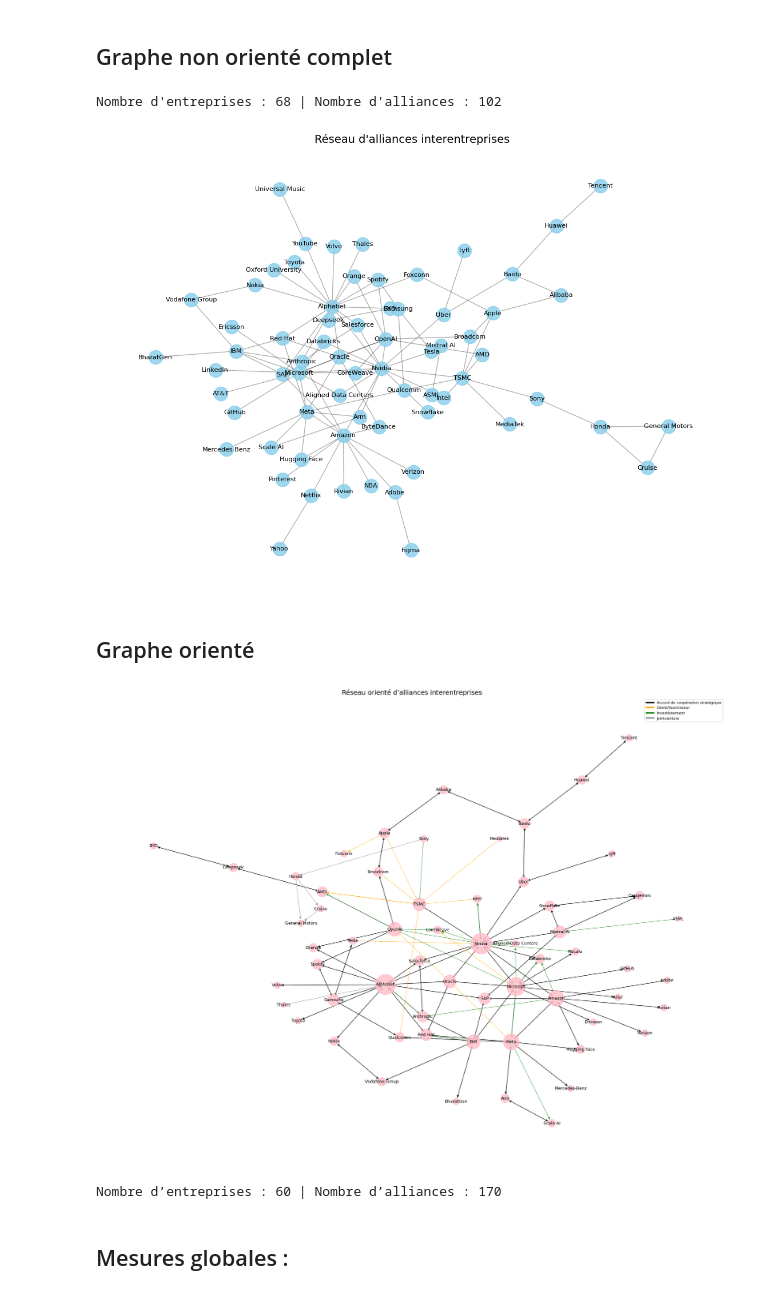
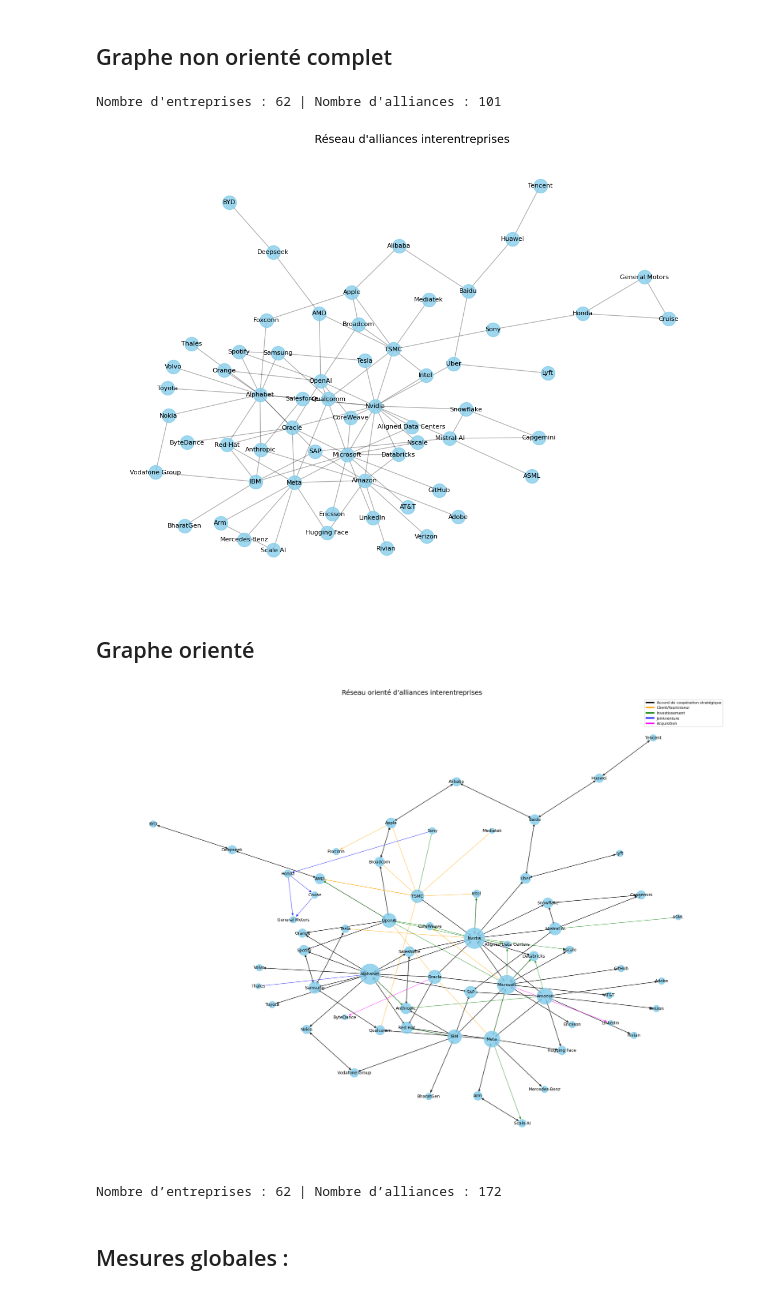
Before and after one commit to JulieLaurentt/ARS-MA, a Jupyter notebook: ARS-Vjulie.ipynb, the cells around one changed output. Cells and saved outputs as stored; diff of their text form; code cells hidden in the pictures.

```diff
--- a/ARS-Vjulie.ipynb
+++ b/ARS-Vjulie.ipynb
@@ -13,7 +13,7 @@ import networkx as nx
 # %% [markdown]
 ## Chargement des données
 # %%
-deal = pd.read_csv("alliances_tech.csv",skiprows=5)
+deal = pd.read_csv("alliances_tech_j.csv",skiprows=5)
 deal.head()
 # %% [output]
 |  | Entreprise A | Entreprise B | Type d'alliance | Date | Concurrence | Explication alliance | Source | ... |
@@ -70,9 +71,7 @@ deal = deal[
     (deal["Type d'alliance"] != "Accord de publicité") &
     (deal["Type d'alliance"] != "Tentative d'acquisition") &
     (deal["Type d'alliance"] != "Transfert de propriété intellectuelle") &
-    (deal["Type d'alliance"] != "Ancien partenariat") &
-    (deal["Type d'alliance"] != "Acquisition")
-]
+    (deal["Type d'alliance"] != "Ancien partenariat")]
 # %%
 # Liste des termes à remplacer
 alphabet_alias = [ "Google", "Waymo","GOOGLE", "google","Google DeepMind", "Google DeepMind (A)", "deepmind", "Google Deep Ming", "Google Cloud" ]
@@ -94,7 +93,6 @@ for col in ['Entreprise A', 'Entreprise B']:
     deal[col] = deal[col].replace(meta_alias, "Meta", regex=False)
     deal[col] = deal[col].replace(amazon_alias, "Amazon", regex=False)
     deal[col] = deal[col].replace(YT_alias, "YouTube", regex=False)
-    deal[col] = deal[col].replace("MediaTek", "Mediatek", regex=False)
     deal[col] = deal[col].str.strip()
 
 
@@ -127,7 +125,7 @@ array(['Baidu', 'Apple', 'Nvidia', 'Verizon', 'Hugging Face', 'SAP',
 G = nx.from_pandas_edgelist(deal, 'Entreprise A', 'Entreprise B')
 print(f"Nombre d'entreprises : {G.number_of_nodes()} | Nombre d'alliances : {G.number_of_edges()}")
 # %% [output]
-Nombre d'entreprises : 68 | Nombre d'alliances : 102
+Nombre d'entreprises : 62 | Nombre d'alliances : 101
 # %%
 plt.figure(figsize=(14, 10))
 pos = nx.kamada_kawai_layout(G, scale=3)  # positionnement esthétique
@@ -139,7 +137,7 @@ plt.title("Réseau d'alliances interentreprises", fontsize=14)
 plt.axis('off')
 plt.show()
 # %% [output]
-[figure, old version]
+[figure, new version]
 # %%
 from pyvis.network import Network
 
@@ -164,8 +162,8 @@ couleurs = {
     "Accord de coopération stratégique": "black",
     "Client/fournisseur": "orange",
     "Investissement": "green",
-    "Jointventure": "grey",
-
+    "Jointventure": "blue",
+    "Acquisition" : "fuchsia",
 }
 
 # Ajout des arêtes selon le type
@@ -182,42 +180,42 @@ for _, row in deal.iterrows():
 
 # Positionnement des nœuds
 pos = nx.kamada_kawai_layout(G, scale=4)
-pos["Mediatek"] [0]= 0.4
+pos["MediaTek"] [0]= 0.4
 pos["Foxconn"]=[-1.29578652,  1.84331]
 pos["General Motors"]=[-1.76486549,  0.54732702]
 pos["CoreWeave"]=[-0.27767,  0.422594 ]
 pos["Honda"]=[-1.82274346,  1.42093455]
 
 # Taille des nœuds selon le degré
 deg = dict(G.degree())
 node_sizes = [deg[n]*70 + 60 for n in G.nodes()]
 
 # Nœuds
 plt.figure(figsize=(24, 18))
-nx.draw_networkx_nodes(G, pos, node_size=node_sizes, node_color='pink', alpha=0.85)
+nx.draw_networkx_nodes(G, pos, node_size=node_sizes, node_color='skyblue', alpha=0.85)
 
 # Dessiner les arêtes selon leur type
 for type_alliance, color in couleurs.items():
     edges = [(u, v) for u, v, d in G.edges(data=True) if d["type"] == type_alliance]
     nx.draw_networkx_edges(G, pos, edgelist=edges, edge_color=color, alpha=0.6, arrows=True, arrowsize=10)
 
 # Ajouter les labels
 nx.draw_networkx_labels(G, pos, font_size=9)
 
 # Légende manuelle
 for type_alliance, color in couleurs.items():
     plt.plot([], [], color=color, label=type_alliance, linewidth=3)
 plt.legend(loc="best", fontsize=8)
 
 plt.title("Réseau orienté d’alliances interentreprises", fontsize=14)
 plt.axis("off")
 plt.savefig("reseau_alliances.png", dpi=300, bbox_inches="tight")
 plt.show()
 
 print(f"Nombre d’entreprises : {G.number_of_nodes()} | Nombre d’alliances : {G.number_of_edges()}")
 # %% [output]
-[figure, old version]
+[figure, new version]
-Nombre d’entreprises : 60 | Nombre d’alliances : 170
+Nombre d’entreprises : 62 | Nombre d’alliances : 172
 # %% [markdown]
 ## Mesures globales :
 # %%
```
Also changed, not shown: parts of 11 cells of this notebook.
